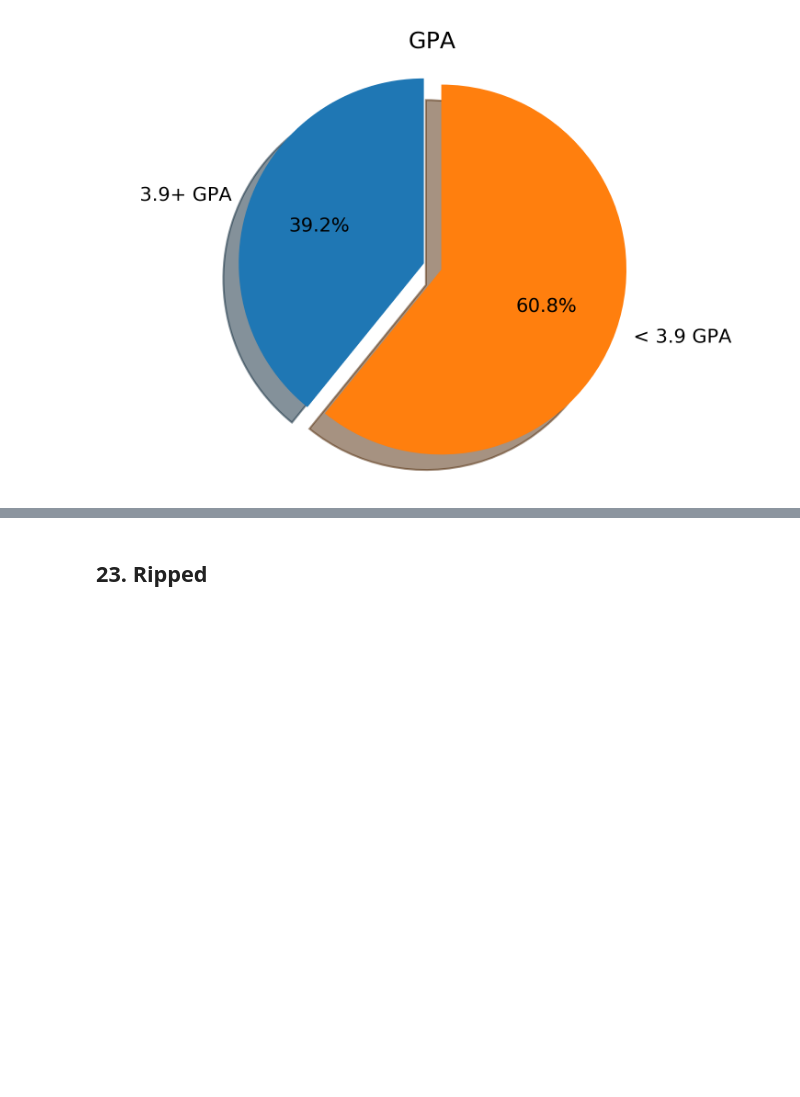
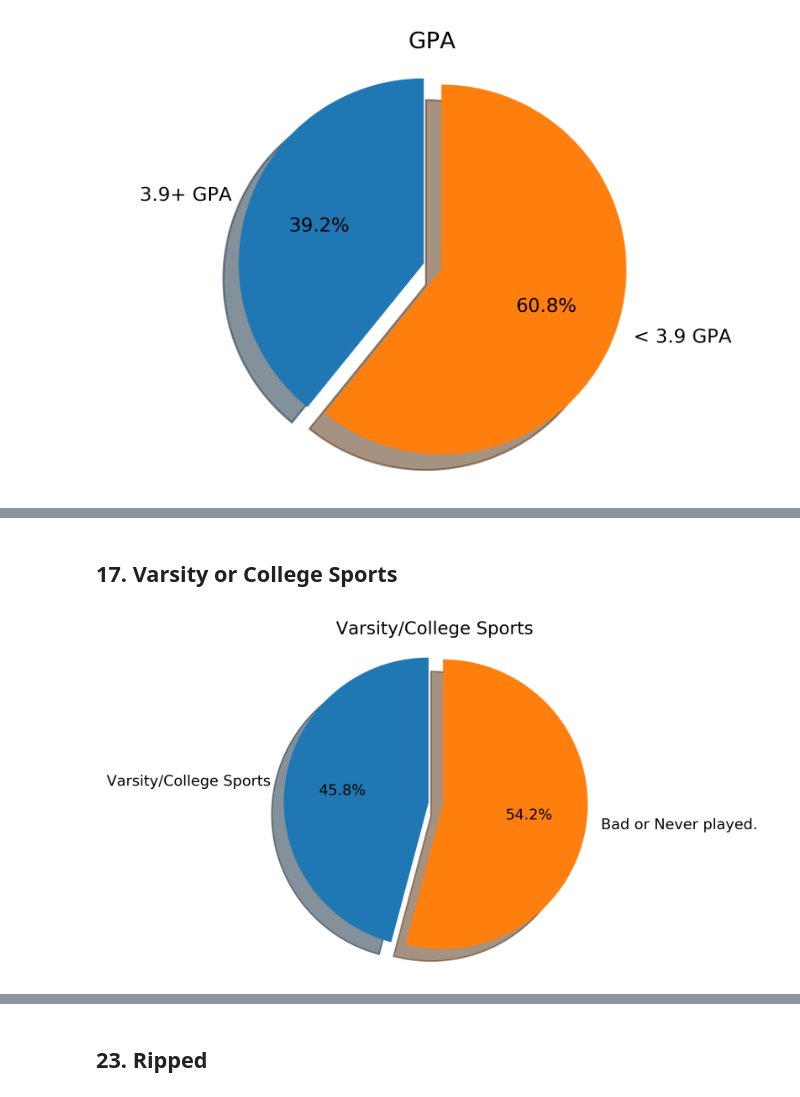
Before and after one commit to simonfong6/ECE-143-Team-6, a Jupyter notebook: Data-analysis.ipynb, the cells around one changed output, grey strips where cells are left out. Cells and saved outputs as stored; diff of their text form; code cells hidden in the pictures; blank space fills up the shorter version.

```diff
--- a/Data-analysis.ipynb
+++ b/Data-analysis.ipynb
@@ -326,0 +349,11 @@ pt.pie_chart(
+# %% [markdown]
+## 17. Varsity or College Sports
+# %%
+pt.pie_chart(
+    percentages=averages,
+    column_name='sports_varsity_college',
+    yes_label="Varsity/College Sports",
+    no_label="Bad or Never played.",
+    title="Varsity/College Sports")
+# %% [output]
+[figure, added]
```
Also changed, not shown: parts of 32 cells of this notebook.
